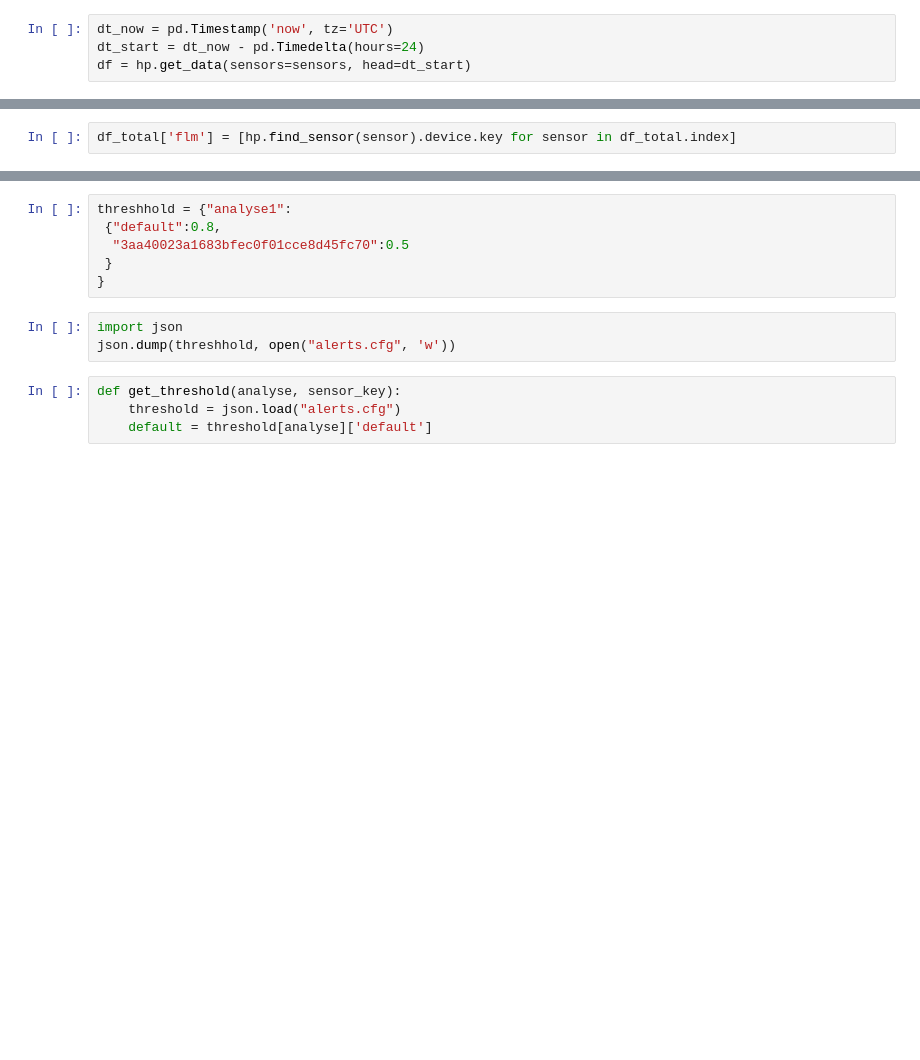
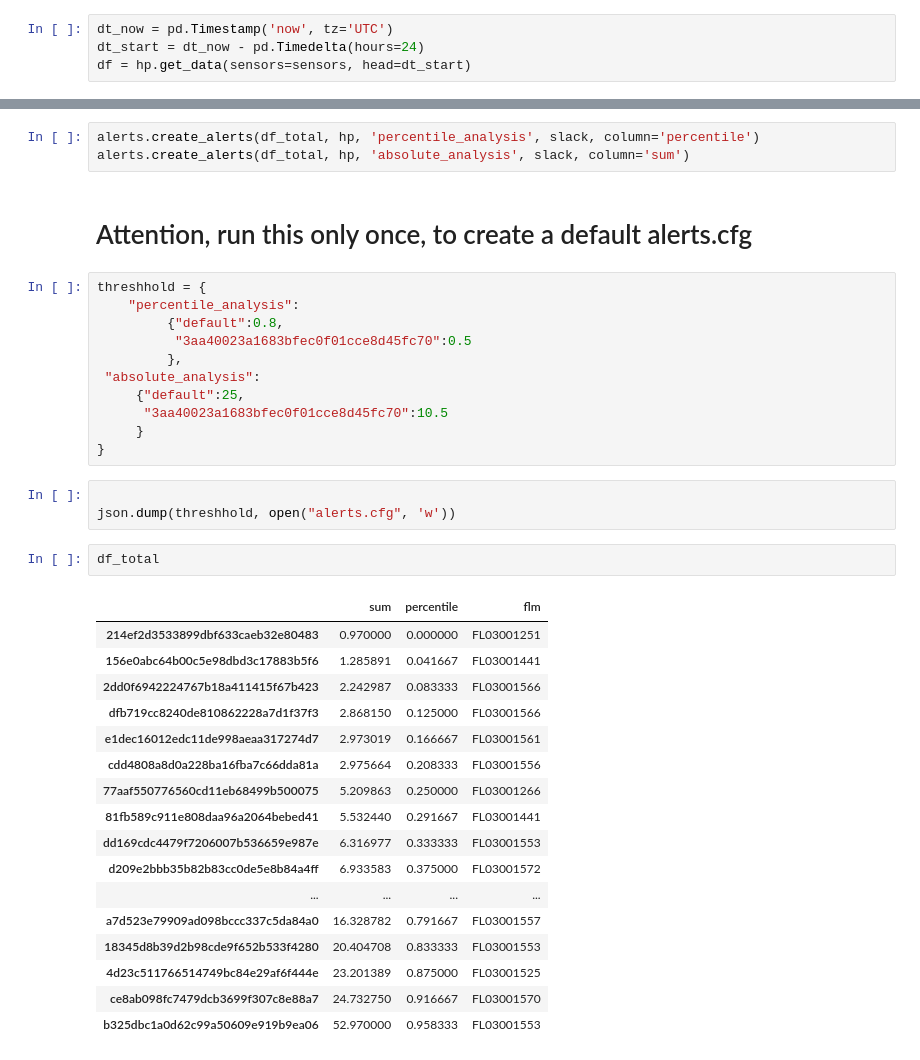
Before and after one commit to opengridcc/opengrid-dev, a Jupyter notebook: notebooks/Analysis/Alert_POC.ipynb, the cells around one changed output, grey strips where cells are left out. Saved outputs shown, nothing was run; the diff lists cells and outputs as text; blank space fills up the shorter version.

Commit message:
Working example for alerts

```diff
--- a/notebooks/Analysis/Alert_POC.ipynb
+++ b/notebooks/Analysis/Alert_POC.ipynb
@@ -71,4 +80,2 @@ np.array(range(len(df_total)))/float(len(df_total))
-# %%
-df_total['flm'] = [hp.find_sensor(sensor).device.key for sensor in df_total.index]
 # %%
 df_total
@@ -75,13 +118,39 @@ df_total
+# %%
+alerts.create_alerts(df_total, hp, 'percentile_analysis', slack, column='percentile')
+alerts.create_alerts(df_total, hp, 'absolute_analysis', slack, column='sum')
+# %% [markdown]
+# Attention, run this only once, to create a default alerts.cfg
 # %%
-threshhold = {"analyse1":
- {"default":0.8,
-  "3aa40023a1683bfec0f01cce8d45fc70":0.5
- }
+threshhold = {
+    "percentile_analysis":
+         {"default":0.8,
+          "3aa40023a1683bfec0f01cce8d45fc70":0.5
+         },
+ "absolute_analysis":
+     {"default":25,
+      "3aa40023a1683bfec0f01cce8d45fc70":10.5
+     }
 }
 # %%
-import json
+
 json.dump(threshhold, open("alerts.cfg", 'w'))
-# %%
-def get_threshold(analyse, sensor_key):
-    threshold = json.load("alerts.cfg")
-    default = threshold[analyse]['default']
+# %%
+df_total
+# %% [output]
+|  | sum | percentile | flm |
+| 214ef2d3533899dbf633caeb32e80483 | 0.970000 | 0.000000 | FL03001251 |
+| 156e0abc64b00c5e98dbd3c17883b5f6 | 1.285891 | 0.041667 | FL03001441 |
+| 2dd0f6942224767b18a411415f67b423 | 2.242987 | 0.083333 | FL03001566 |
+| dfb719cc8240de810862228a7d1f37f3 | 2.868150 | 0.125000 | FL03001566 |
+| e1dec16012edc11de998aeaa317274d7 | 2.973019 | 0.166667 | FL03001561 |
+| cdd4808a8d0a228ba16fba7c66dda81a | 2.975664 | 0.208333 | FL03001556 |
+| 77aaf550776560cd11eb68499b500075 | 5.209863 | 0.250000 | FL03001266 |
+| 81fb589c911e808daa96a2064bebed41 | 5.532440 | 0.291667 | FL03001441 |
+| dd169cdc4479f7206007b536659e987e | 6.316977 | 0.333333 | FL03001553 |
+| d209e2bbb35b82b83cc0de5e8b84a4ff | 6.933583 | 0.375000 | FL03001572 |
+| ... | ... | ... | ... |
+| a7d523e79909ad098bccc337c5da84a0 | 16.328782 | 0.791667 | FL03001557 |
+| 18345d8b39d2b98cde9f652b533f4280 | 20.404708 | 0.833333 | FL03001553 |
+| 4d23c511766514749bc84e29af6f444e | 23.201389 | 0.875000 | FL03001525 |
+| ce8ab098fc7479dcb3699f307c8e88a7 | 24.732750 | 0.916667 | FL03001570 |
+| b325dbc1a0d62c99a50609e919b9ea06 | 52.970000 | 0.958333 | FL03001553 |
```
Also changed, not shown: parts of 17 cells of this notebook, 2 other files.
